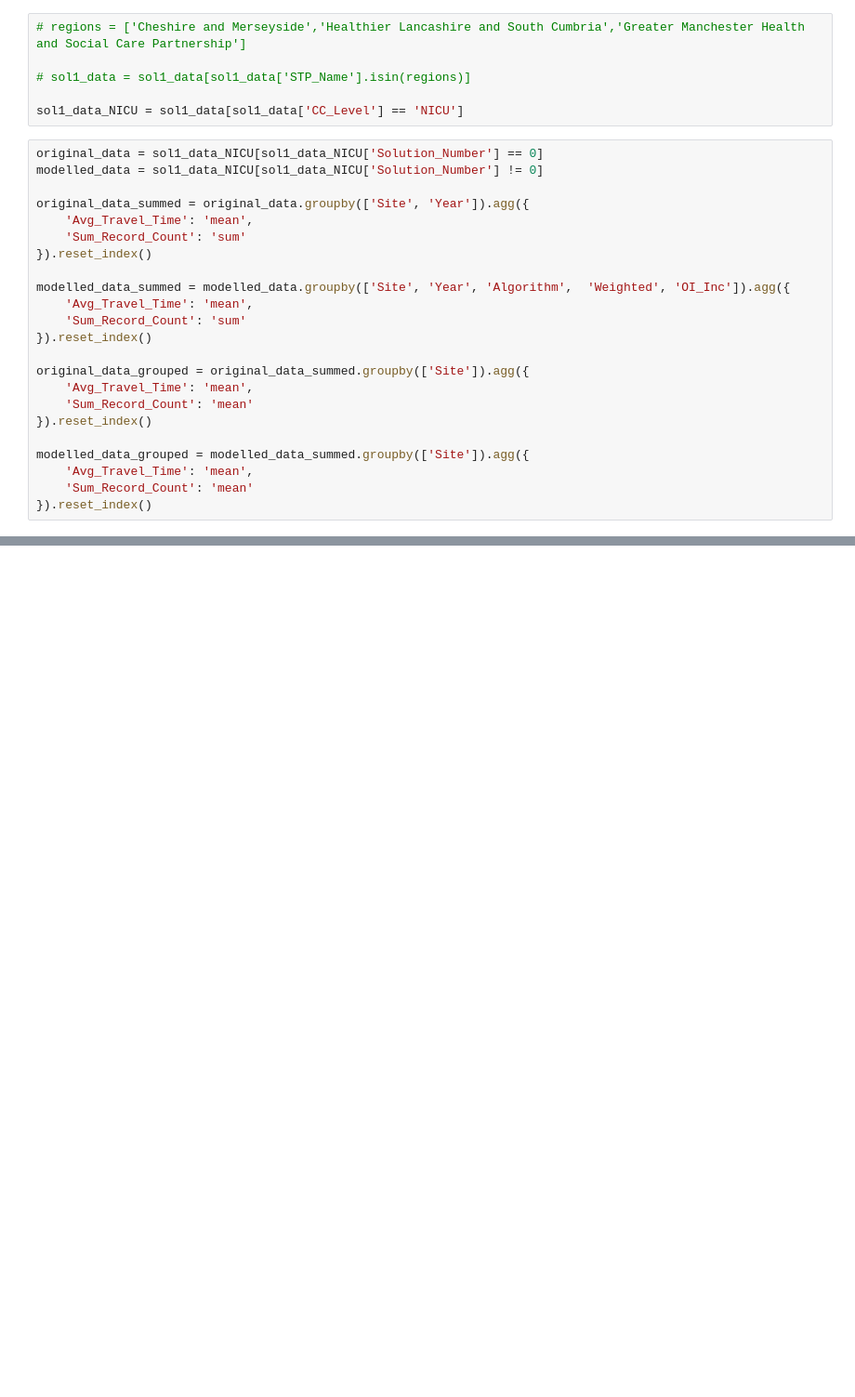
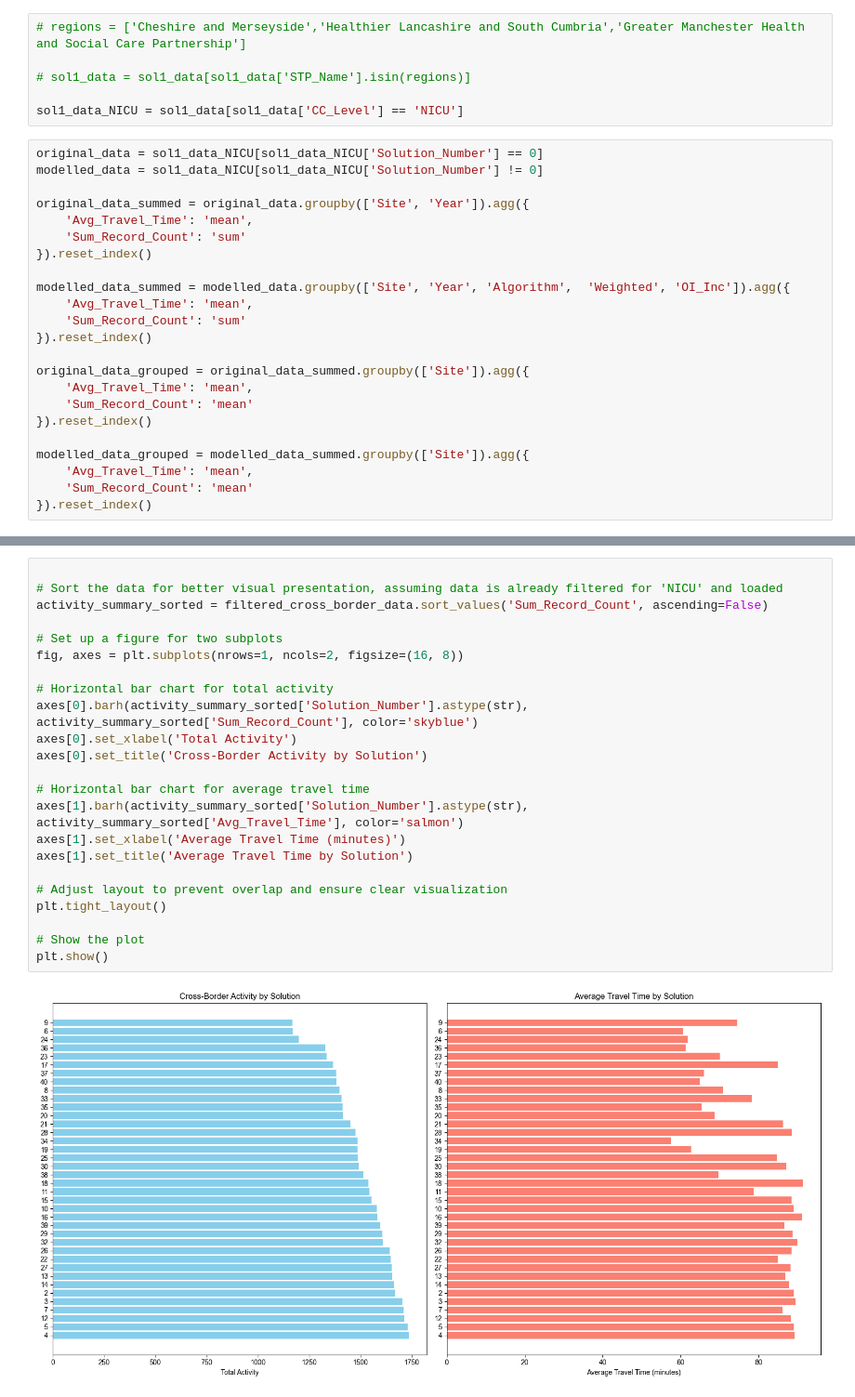
Before and after one commit to Duncan-Galletly/NWNODN_Modelling_HSMA5_08, a Jupyter notebook: Final Analysis Output.ipynb, the cells around one changed output, grey strips where cells are left out. Shown at 93% size. Saved outputs shown, nothing was run; the diff lists cells and outputs as text; blank space fills up the shorter version.

```diff
--- a/Final Analysis Output.ipynb
+++ b/Final Analysis Output.ipynb
@@ -449,0 +468,25 @@ plt.show()
+# %%
+
+# Sort the data for better visual presentation, assuming data is already filtered for 'NICU' and loaded
+activity_summary_sorted = filtered_cross_border_data.sort_values('Sum_Record_Count', ascending=False)
+
+# Set up a figure for two subplots
+fig, axes = plt.subplots(nrows=1, ncols=2, figsize=(16, 8))
+
+# Horizontal bar chart for total activity
+axes[0].barh(activity_summary_sorted['Solution_Number'].astype(str), activity_summary_sorted['Sum_Record_Count'], color='skyblue')
+axes[0].set_xlabel('Total Activity')
+axes[0].set_title('Cross-Border Activity by Solution')
+
+# Horizontal bar chart for average travel time
+axes[1].barh(activity_summary_sorted['Solution_Number'].astype(str), activity_summary_sorted['Avg_Travel_Time'], color='salmon')
+axes[1].set_xlabel('Average Travel Time (minutes)')
+axes[1].set_title('Average Travel Time by Solution')
+
+# Adjust layout to prevent overlap and ensure clear visualization
+plt.tight_layout()
+
+# Show the plot
+plt.show()
+# %% [output]
+[figure, added]
```
Also changed, not shown: parts of 3 cells of this notebook, 4 other files.
